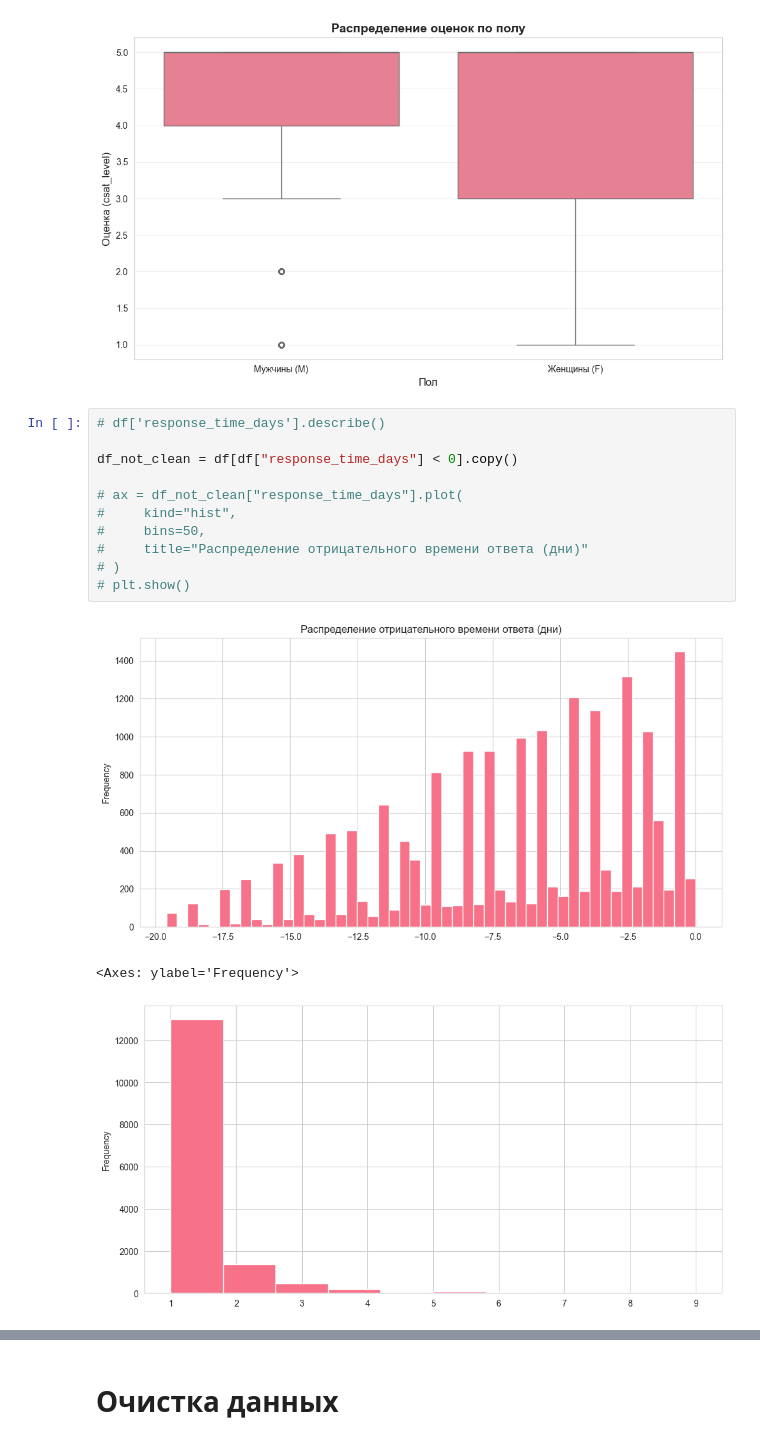
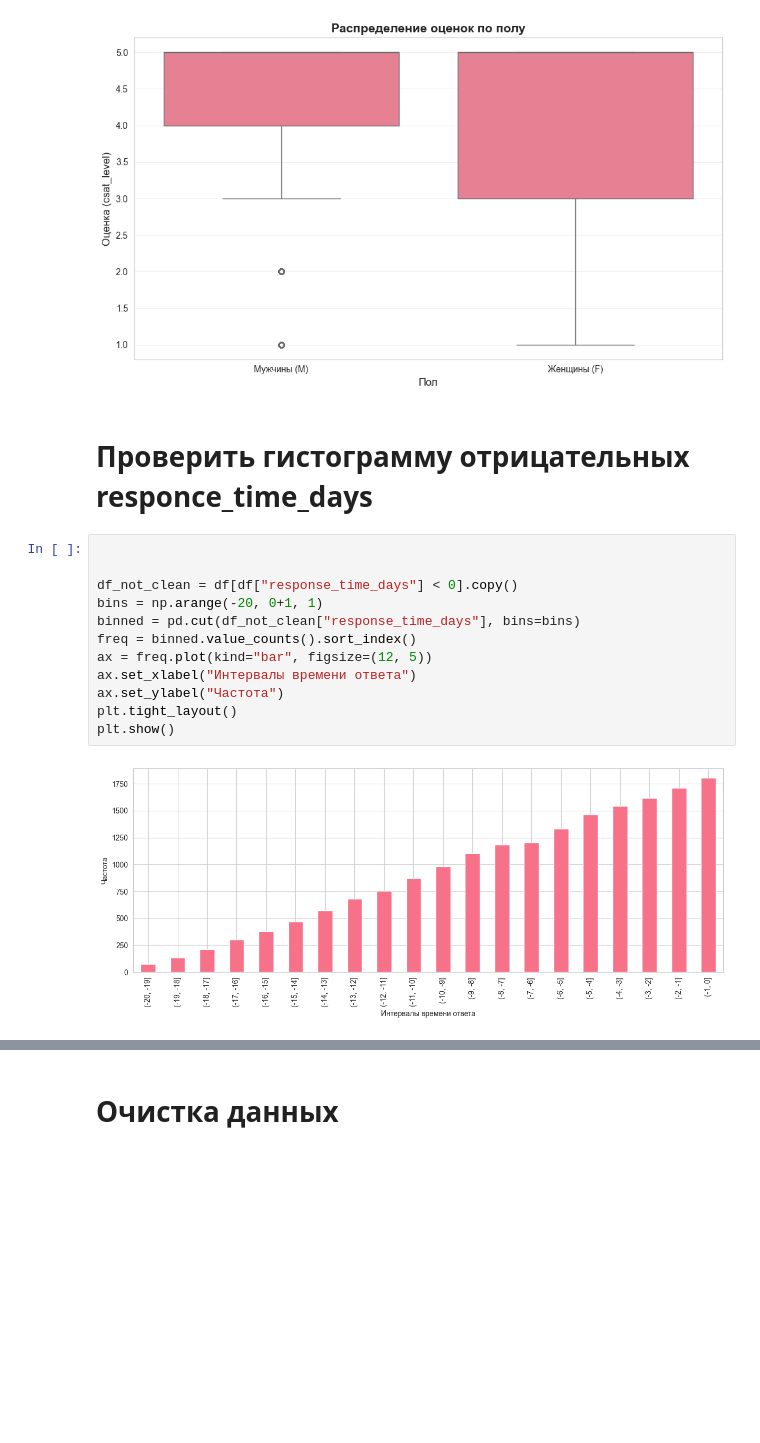
Before and after one commit to smirnoffmg/team-8-case-2, a Jupyter notebook: checkpoint1.ipynb, the cells around one changed output, grey strips where cells are left out. Cells and saved outputs as stored; diff of their text form; blank space fills up the shorter version.

```diff
--- a/checkpoint1.ipynb
+++ b/checkpoint1.ipynb
@@ -361,18 +361,19 @@ M       32413  4.118780     5.0
 5    6735
 Name: count, dtype: int64
 [figure]
+# %% [markdown]
+# Проверить гистограмму отрицательных responce_time_days
 # %%
-# df['response_time_days'].describe()
+
 
 df_not_clean = df[df["response_time_days"] < 0].copy()
-
-# ax = df_not_clean["response_time_days"].plot(
-#     kind="hist",
-#     bins=50,
-#     title="Распределение отрицательного времени ответа (дни)"
-# )
-# plt.show()
+bins = np.arange(-20, 0+1, 1)
+binned = pd.cut(df_not_clean["response_time_days"], bins=bins)
+freq = binned.value_counts().sort_index()
+ax = freq.plot(kind="bar", figsize=(12, 5))
+ax.set_xlabel("Интервалы времени ответа")
+ax.set_ylabel("Частота")
+plt.tight_layout()
+plt.show()
 # %% [output]
-[figure, old version]
+[figure, new version]
-<Axes: ylabel='Frequency'>
-[figure, removed]
```
Also changed, not shown: parts of 8 cells of this notebook.
